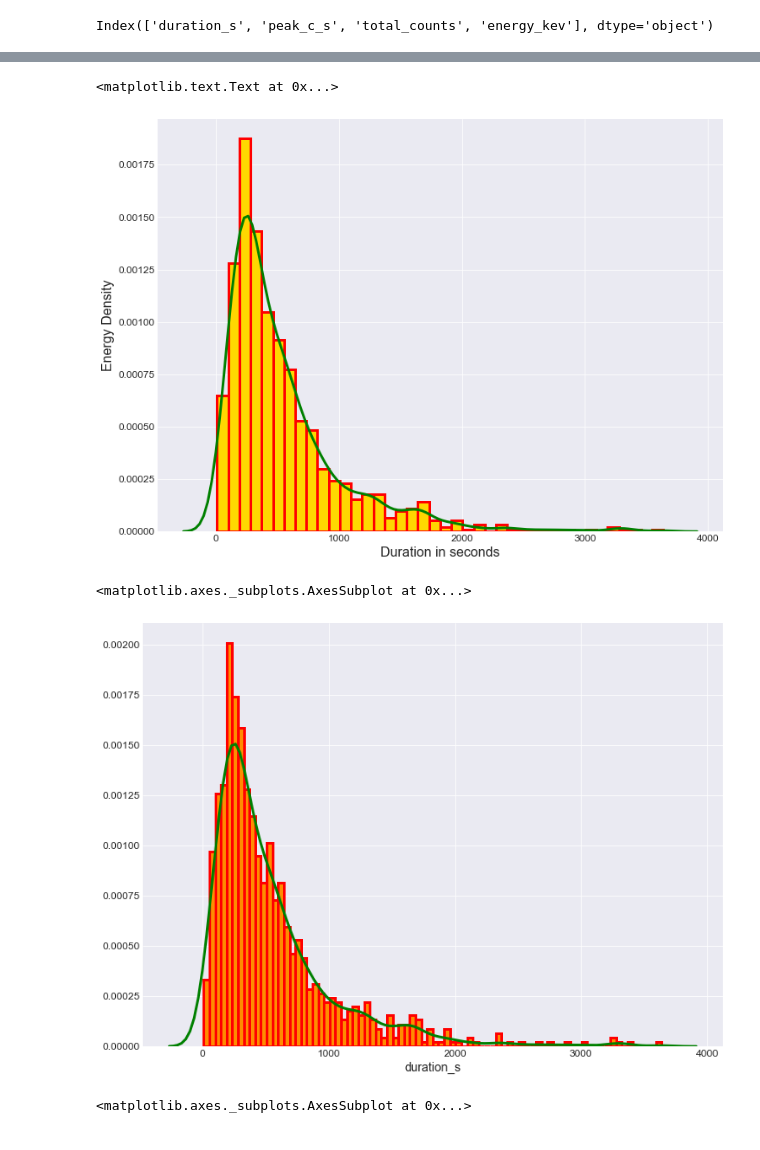
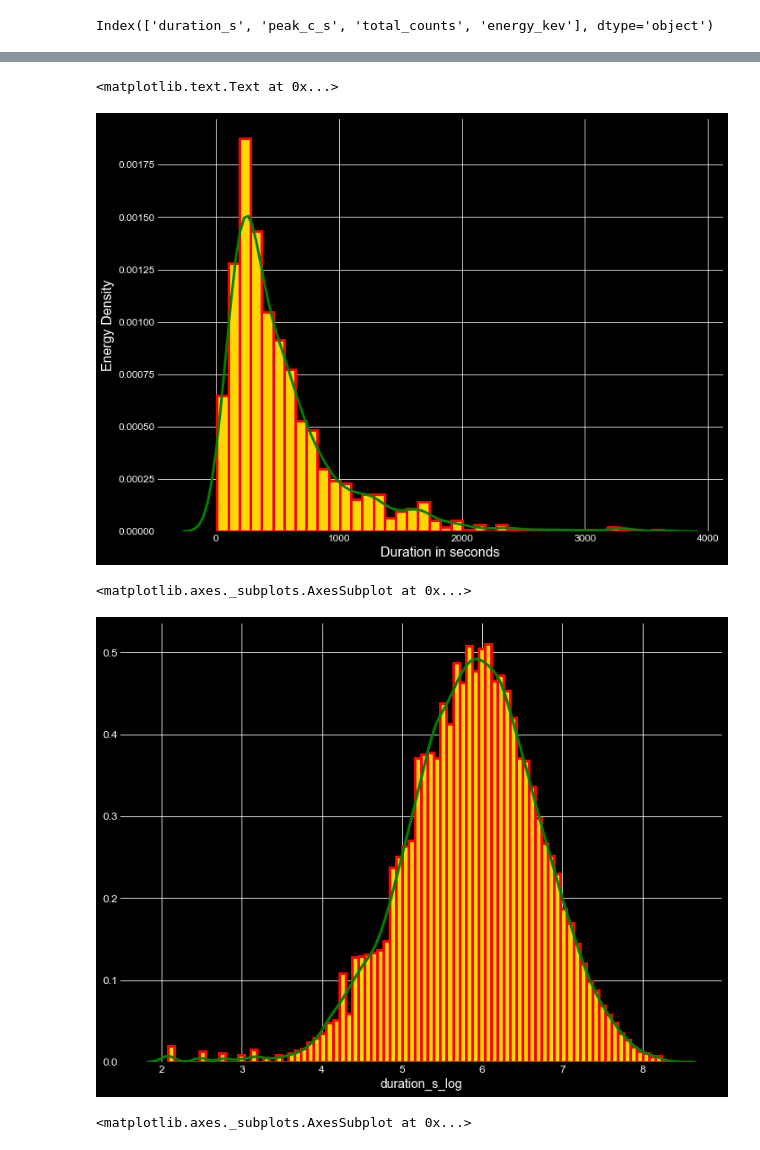
Before and after one commit to Byte7/Solar-Flares-Prediction-RHESSI-Mission, a Jupyter notebook: test_nbs.ipynb, the cells around one changed output, grey strips where cells are left out. Saved outputs shown, nothing was run; the diff lists cells and outputs as text; code cells hidden in the pictures.

Commit message:
part1 complete

```diff
--- a/test_nbs.ipynb
+++ b/test_nbs.ipynb
@@ -87,17 +100,20 @@ sns.pairplot(data=data_part, hue='energy_kev', diag_kind='kde')
 # %%
 sns.distplot(data_part['duration_s'], kde_kws=dict(color='green', lw=3),
              hist_kws=dict(alpha=1, color= 'gold', edgecolor='red', lw=3))
+plt.style.use('dark_background')
 plt.xlabel('Duration in seconds', fontsize=16)
 plt.ylabel('Energy Density', fontsize=16)
 # %% [output]
 <matplotlib.text.Text at 0x...>
-[figure, old version]
+[figure, new version]
 # %%
-sns.distplot(data_part['duration_s'], bins=80, kde_kws=dict(color='green', lw=3),
-             hist_kws=dict(alpha=1, color= 'darkorange',edgecolor='red', lw=3))
+df['duration_s_log'] = np.log(df['duration.s'])
+plt.style.use('dark_background')
+sns.distplot(df['duration_s_log'], bins=80, kde_kws=dict(color='green', lw=3),
+             hist_kws=dict(alpha=1, color= 'gold',edgecolor='red', lw=3))
 # %% [output]
 <matplotlib.axes._subplots.AxesSubplot at 0x...>
-[figure, old version]
+[figure, new version]
 # %%
 sns.countplot(y='energy_kev', data=data_part, hue='energy_kev')
 # %% [output]
```
Also changed, not shown: parts of 8 cells of this notebook.
